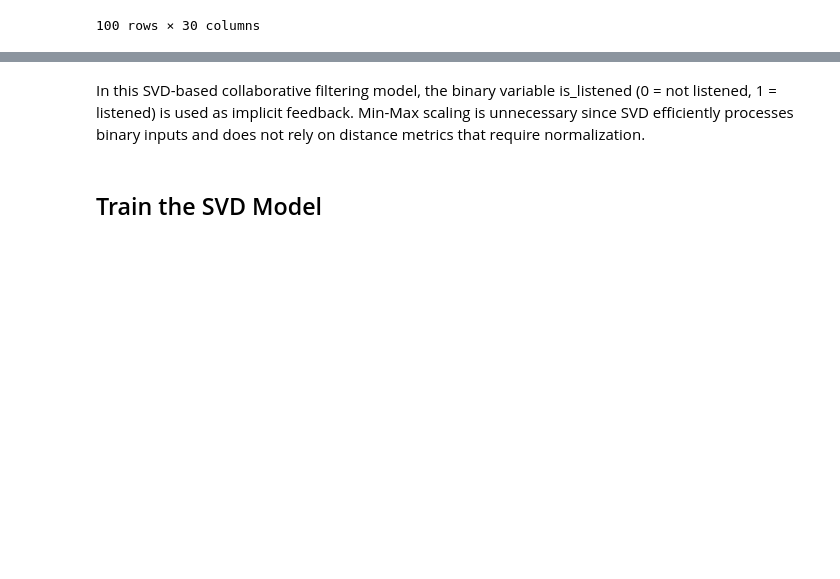
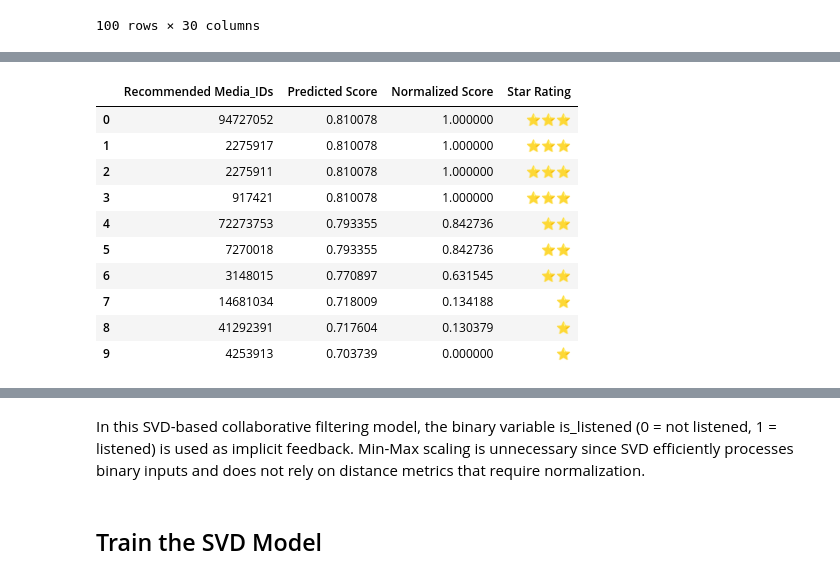
Before and after one commit to lucarenz1997/recommender_systems, a Jupyter notebook: Modell-Based-Coll-Filtering.ipynb, the cells around one changed output, grey strips where cells are left out. Cells and saved outputs as stored; diff of their text form; code cells hidden in the pictures; blank space fills up the shorter version.

```diff
--- a/Modell-Based-Coll-Filtering.ipynb
+++ b/Modell-Based-Coll-Filtering.ipynb
@@ -66,0 +90,3 @@ data_sample_prep.head(100)
+# %%
+# Train-Test Split
+train, test = df_spark.randomSplit([0.8, 0.2], seed=42)
@@ -66,0 +97,13 @@ data_sample_prep.head(100)
+# %%
+# Create ALS model
+als = ALS(
+    maxIter=10,
+    regParam=0.1,
+    userCol="user_id",
+    itemCol="media_id",
+    ratingCol="is_listened",
+    coldStartStrategy="drop"
+)
+
+# Train the model
+model = als.fit(train)
@@ -66,0 +155,72 @@ data_sample_prep.head(100)
+# %%
+def recommend_songs_with_star_ratings(user_id, model, best_threshold, top_k=10):
+    """
+    Recommends Top-K songs for a user with a star rating system.
+    Low-confidence predictions (below the best threshold) receive no rating.
+    """
+    # Get recommendations from ALS model
+    user_recommendations = model.recommendForAllUsers(top_k)
+    user_rec = user_recommendations.filter(col("user_id") == user_id).select("recommendations").collect()
+
+    # Return empty DataFrame if no recommendations exist
+    if not user_rec:
+        return pd.DataFrame(columns=["Recommended Media_IDs", "Predicted Score", "Star Rating"])
+
+    # Extract media IDs and predicted scores
+    recommendations = user_rec[0]["recommendations"]
+    media_ids = [row["media_id"] for row in recommendations]
+    scores = np.array([row["rating"] for row in recommendations])
+
+    # Normalize scores using Min-Max Scaling
+    min_score, max_score = scores.min(), scores.max()
+    normalized_scores = (scores - min_score) / (max_score - min_score) if max_score > min_score else scores
+
+    # Define thresholds for star ratings
+    percentile_33 = np.percentile(normalized_scores, 33)
+    percentile_66 = np.percentile(normalized_scores, 66)
+
+    def score_to_star_rating(score, raw_score):
+        if raw_score < best_threshold:
+            return ""  # No rating if below threshold
+        elif score < percentile_33:
+            return "⭐"
+        elif score < percentile_66:
+            return "⭐⭐"
+        else:
+            return "⭐⭐⭐"
+
+    # Assign star ratings
+    star_ratings = [score_to_star_rating(score, raw_score) for score, raw_score in zip(normalized_scores, scores)]
+
+    # Create DataFrame with recommendations
+    recommendations_df = pd.DataFrame({
+        "Recommended Media_IDs": media_ids,
+        "Predicted Score": scores,
+        "Normalized Score": normalized_scores,
+        "Star Rating": star_ratings
+    })
+
+    return recommendations_df
+
+# Example: Recommend songs for a user
+user_id_example = 123  # Adjust user ID
+recommended_songs_df = recommend_songs_with_star_ratings(user_id_example, model, best_threshold)
+
+# Display recommendations
+from IPython.display import display
+display(recommended_songs_df)
+
+# Stop Spark session
+spark.stop()
+# %% [output]
+|  | Recommended Media_IDs | Predicted Score | Normalized Score | Star Rating |
+| 0 | 94727052 | 0.810078 | 1.000000 | ⭐⭐⭐ |
+| 1 | 2275917 | 0.810078 | 1.000000 | ⭐⭐⭐ |
+| 2 | 2275911 | 0.810078 | 1.000000 | ⭐⭐⭐ |
+| 3 | 917421 | 0.810078 | 1.000000 | ⭐⭐⭐ |
+| 4 | 72273753 | 0.793355 | 0.842736 | ⭐⭐ |
+| 5 | 7270018 | 0.793355 | 0.842736 | ⭐⭐ |
+| 6 | 3148015 | 0.770897 | 0.631545 | ⭐⭐ |
+| 7 | 14681034 | 0.718009 | 0.134188 | ⭐ |
+| 8 | 41292391 | 0.717604 | 0.130379 | ⭐ |
+| 9 | 4253913 | 0.703739 | 0.000000 | ⭐ |
```
Also changed, not shown: parts of 18 cells of this notebook.
